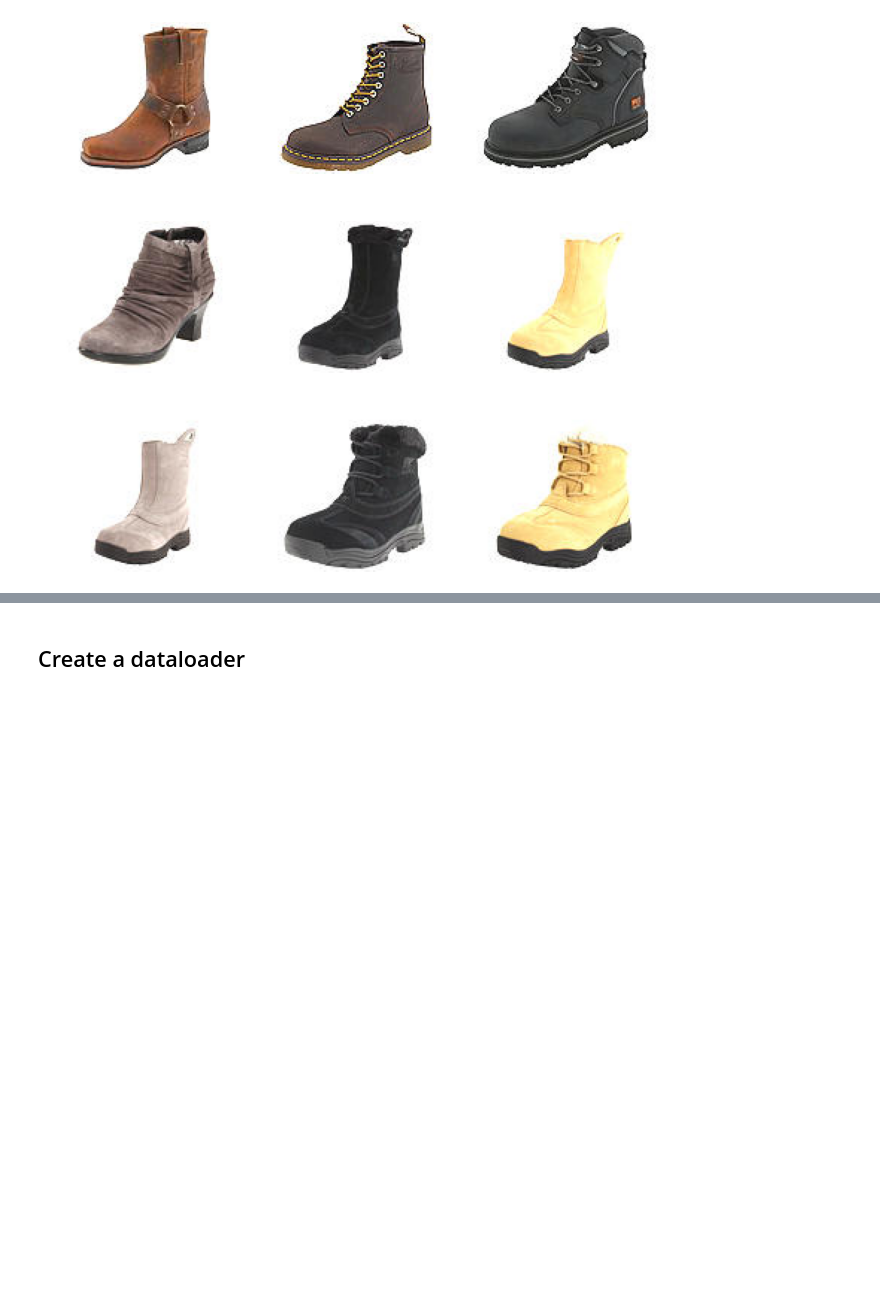
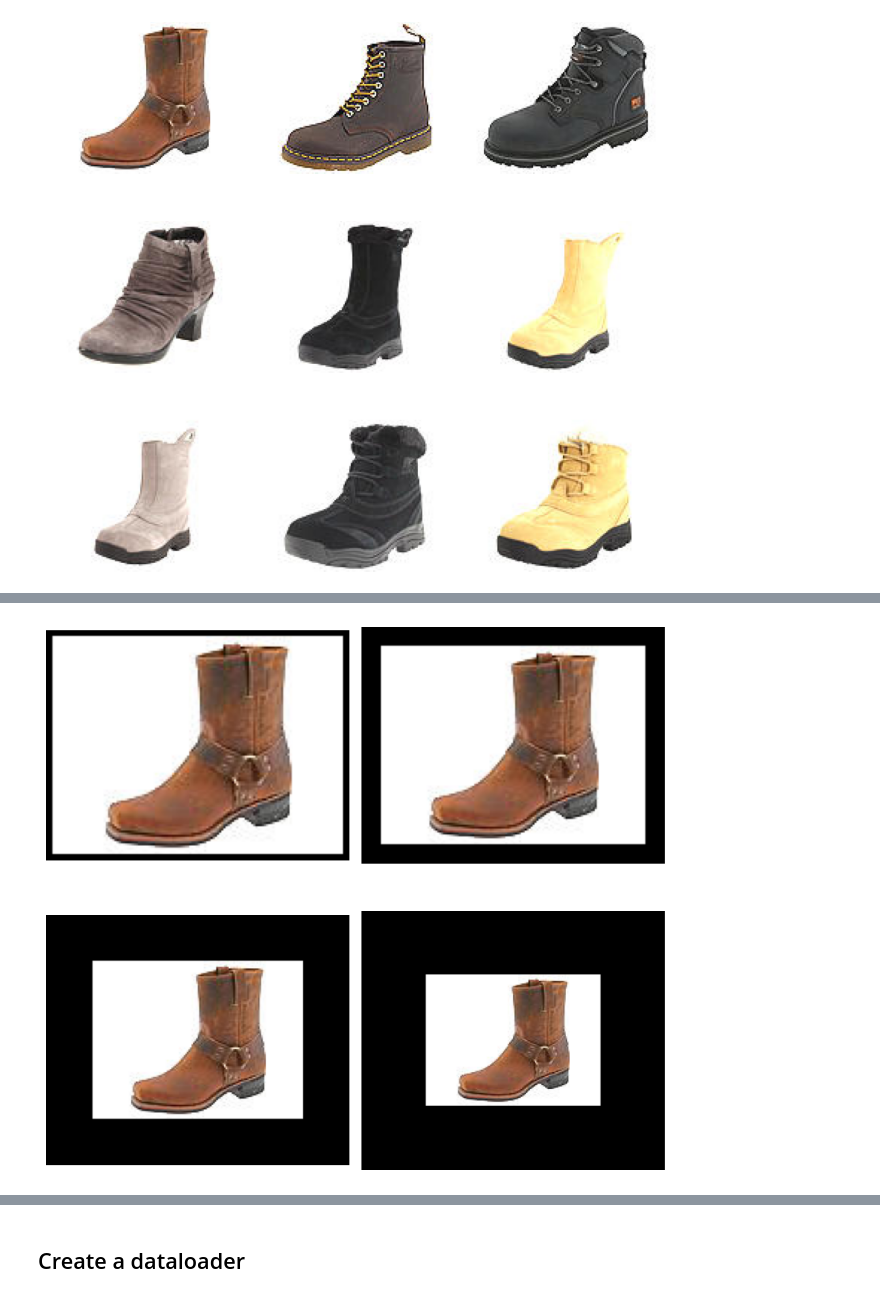
Before and after one commit to JuanJRP/machine_learning, a Jupyter notebook: Sem_11/Image_transformations.ipynb, the cells around one changed output, grey strips where cells are left out. Saved outputs shown, nothing was run; the diff lists cells and outputs as text; code cells hidden in the pictures; blank space fills up the shorter version.

```diff
--- a/Sem_11/Image_transformations.ipynb
+++ b/Sem_11/Image_transformations.ipynb
@@ -83,4 +85,6 @@ plot_images (resized_imgs, grid_size = (2,2))
 # %%
-padded_imgs = [T.Pad(padding=padding)( _ )  for padding in (3, 10, 30, 50)]
+padded_imgs = [T.Pad(padding=padding)( train_dataset[0][0] )  for padding in (3, 10, 30, 50)]
 plot_images (padded_imgs, grid_size = (2,2))
+# %% [output]
+[figure, added]
 # %%
```
Also changed, not shown: parts of 11 cells of this notebook, 2 other files.
